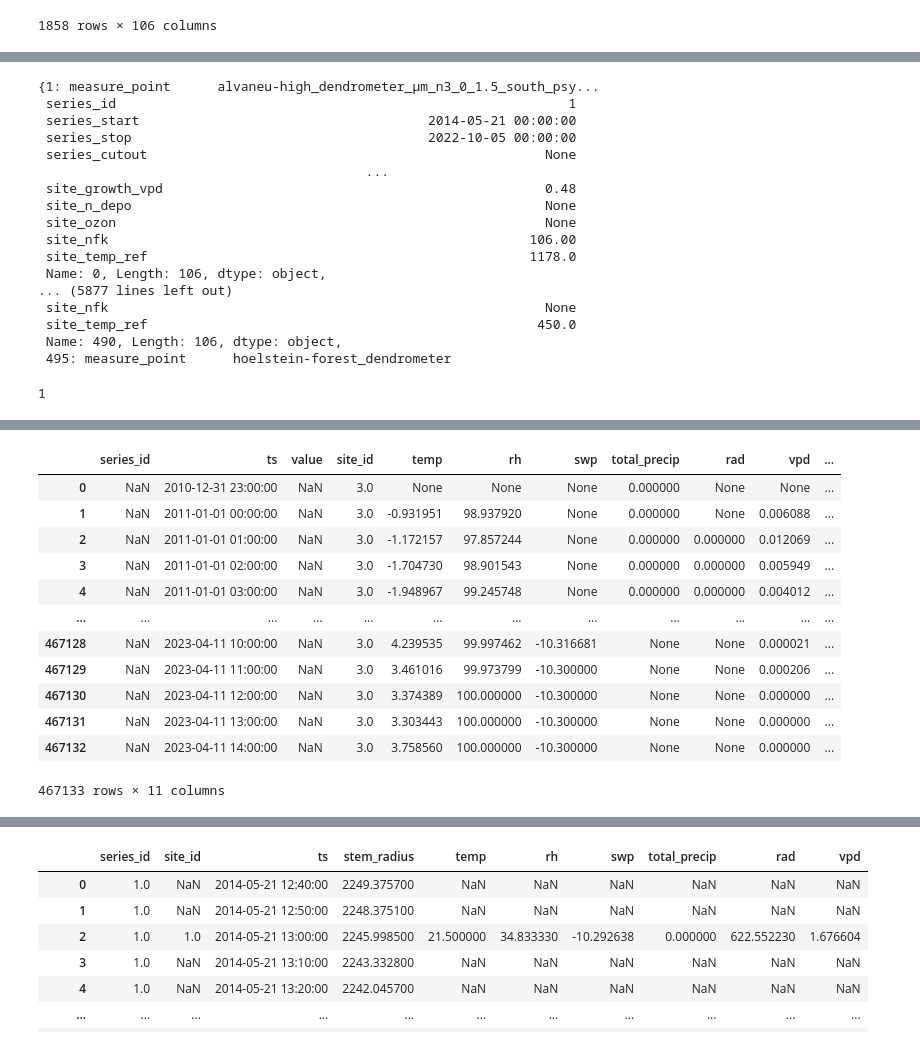
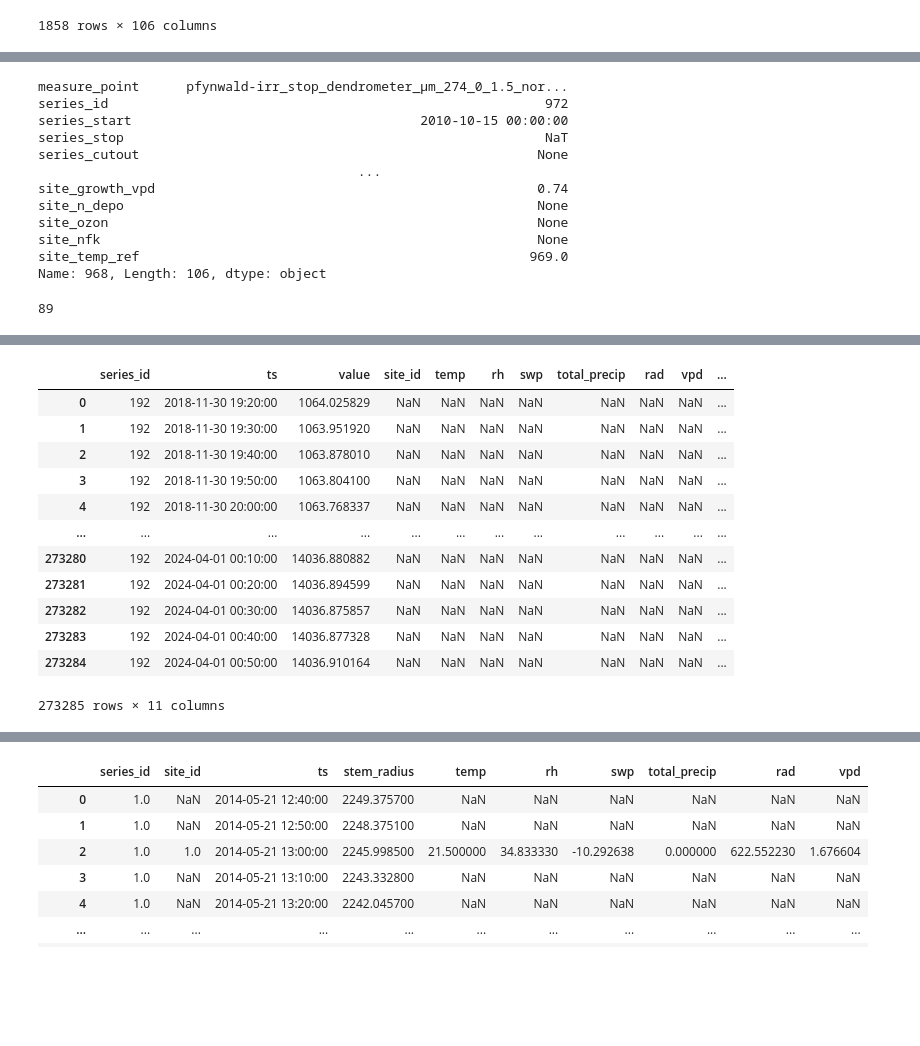
Before and after one commit to treenet/treenetai, a Jupyter notebook: task_scripts/raw_data_elaboration.ipynb, the cells around one changed output, grey strips where cells are left out. Saved outputs shown, nothing was run; the diff lists cells and outputs as text; code cells hidden in the pictures; blank space fills up the shorter version.

```diff
--- a/task_scripts/raw_data_elaboration.ipynb
+++ b/task_scripts/raw_data_elaboration.ipynb
@@ -58,27 +79,22 @@ for index, row in meta.iterrows():
 # %%
-meta_id
+meta_id[972]
 # %% [output]
-{1: measure_point      alvaneu-high_dendrometer_µm_n3_0_1.5_south_psy...
- series_id                                                          1
- series_start                                     2014-05-21 00:00:00
- series_stop                                      2022-10-05 00:00:00
- series_cutout                                                   None
-                                          ...
- site_growth_vpd                                                 0.48
- site_n_depo                                                     None
- site_ozon                                                       None
- site_nfk                                                      106.00
- site_temp_ref                                                 1178.0
- Name: 0, Length: 106, dtype: object,
-... (5877 lines left out)
- site_nfk                                                        None
- site_temp_ref                                                  450.0
- Name: 490, Length: 106, dtype: object,
- 495: measure_point      hoelstein-forest_dendrometer
+measure_point      pfynwald-irr_stop_dendrometer_µm_274_0_1.5_nor...
+series_id                                                        972
+series_start                                     2010-10-15 00:00:00
+series_stop                                                      NaT
+series_cutout                                                   None
+                                         ...
+site_growth_vpd                                                 0.74
+site_n_depo                                                     None
+site_ozon                                                       None
+site_nfk                                                        None
+site_temp_ref                                                  969.0
+Name: 968, Length: 106, dtype: object
 # %%
-meta_id[1].site_id
+meta_id[972].site_id
 # %% [output]
-1
+89
 # %%
 dendro
 # %% [output]
@@ -100,20 +116,20 @@ dendro
  Index: [],
  ...}
 # %%
-i=3
-a = pd.merge(dendro[i], clima[i], on = "ts", how = "outer")
+i=192
+a = pd.merge(dendro[i], clima[meta_id[i].site_id], on = "ts", how = "outer")
 a
 # %% [output]
 |  | series_id | ts | value | site_id | temp | rh | swp | total_precip | rad | vpd | ... |
-| 0 | NaN | 2010-12-31 23:00:00 | NaN | 3.0 | None | None | None | 0.000000 | None | None | ... |
-| 1 | NaN | 2011-01-01 00:00:00 | NaN | 3.0 | -0.931951 | 98.937920 | None | 0.000000 | None | 0.006088 | ... |
-| 2 | NaN | 2011-01-01 01:00:00 | NaN | 3.0 | -1.172157 | 97.857244 | None | 0.000000 | 0.000000 | 0.012069 | ... |
-| 3 | NaN | 2011-01-01 02:00:00 | NaN | 3.0 | -1.704730 | 98.901543 | None | 0.000000 | 0.000000 | 0.005949 | ... |
-| 4 | NaN | 2011-01-01 03:00:00 | NaN | 3.0 | -1.948967 | 99.245748 | None | 0.000000 | 0.000000 | 0.004012 | ... |
+| 0 | 192 | 2018-11-30 19:20:00 | 1064.025829 | NaN | NaN | NaN | NaN | NaN | NaN | NaN | ... |
+| 1 | 192 | 2018-11-30 19:30:00 | 1063.951920 | NaN | NaN | NaN | NaN | NaN | NaN | NaN | ... |
+| 2 | 192 | 2018-11-30 19:40:00 | 1063.878010 | NaN | NaN | NaN | NaN | NaN | NaN | NaN | ... |
+| 3 | 192 | 2018-11-30 19:50:00 | 1063.804100 | NaN | NaN | NaN | NaN | NaN | NaN | NaN | ... |
+| 4 | 192 | 2018-11-30 20:00:00 | 1063.768337 | NaN | NaN | NaN | NaN | NaN | NaN | NaN | ... |
 | ... | ... | ... | ... | ... | ... | ... | ... | ... | ... | ... | ... |
-| 467128 | NaN | 2023-04-11 10:00:00 | NaN | 3.0 | 4.239535 | 99.997462 | -10.316681 | None | None | 0.000021 | ... |
-| 467129 | NaN | 2023-04-11 11:00:00 | NaN | 3.0 | 3.461016 | 99.973799 | -10.300000 | None | None | 0.000206 | ... |
-| 467130 | NaN | 2023-04-11 12:00:00 | NaN | 3.0 | 3.374389 | 100.000000 | -10.300000 | None | None | 0.000000 | ... |
-| 467131 | NaN | 2023-04-11 13:00:00 | NaN | 3.0 | 3.303443 | 100.000000 | -10.300000 | None | None | 0.000000 | ... |
-| 467132 | NaN | 2023-04-11 14:00:00 | NaN | 3.0 | 3.758560 | 100.000000 | -10.300000 | None | None | 0.000000 | ... |
+| 273280 | 192 | 2024-04-01 00:10:00 | 14036.880882 | NaN | NaN | NaN | NaN | NaN | NaN | NaN | ... |
+| 273281 | 192 | 2024-04-01 00:20:00 | 14036.894599 | NaN | NaN | NaN | NaN | NaN | NaN | NaN | ... |
+| 273282 | 192 | 2024-04-01 00:30:00 | 14036.875857 | NaN | NaN | NaN | NaN | NaN | NaN | NaN | ... |
+| 273283 | 192 | 2024-04-01 00:40:00 | 14036.877328 | NaN | NaN | NaN | NaN | NaN | NaN | NaN | ... |
+| 273284 | 192 | 2024-04-01 00:50:00 | 14036.910164 | NaN | NaN | NaN | NaN | NaN | NaN | NaN | ... |
-467133 rows × 11 columns
+273285 rows × 11 columns
```
Also changed, not shown: parts of 14 cells of this notebook, 2 other files.
